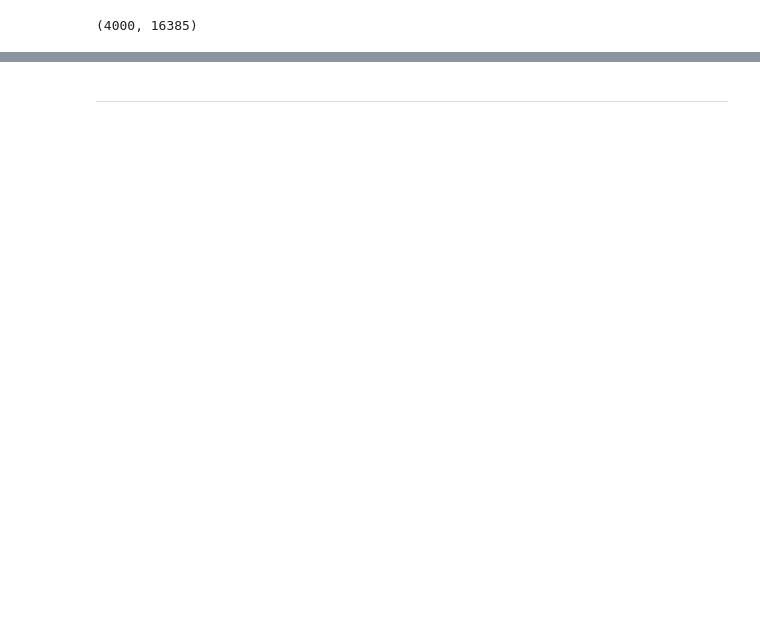
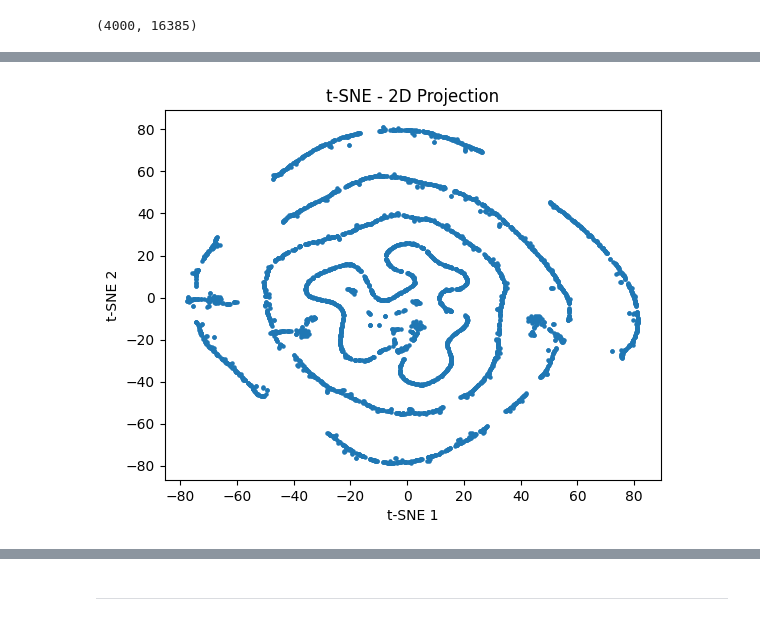
Before and after one commit to joonseren/TDT4172-Introduction-to-Machine-Learning, a Jupyter notebook: Assignment2/Chapter_2.ipynb, the cells around one changed output, grey strips where cells are left out. Drawn from its saved outputs; the diff is of its cells as text; code cells hidden in the pictures; blank space fills up the shorter version.

```diff
--- a/Assignment2/Chapter_2.ipynb
+++ b/Assignment2/Chapter_2.ipynb
@@ -398,0 +403,12 @@ plt.show()
+# %%
+## t-SNE 2D
+tsne = sklearn.manifold.TSNE(n_components=2, perplexity=25, learning_rate='auto', init='pca', random_state=RANDOM_STATE)
+X_tsne = tsne.fit_transform(X_scaled)
+
+plt.scatter(X_tsne[:, 0], X_tsne[:, 1], s=5)
+plt.title("t-SNE - 2D Projection")
+plt.xlabel("t-SNE 1")
+plt.ylabel("t-SNE 2")
+plt.show()
+# %% [output]
+[figure, added]
```
Also changed, not shown: parts of 20 cells of this notebook, 19 other files.
